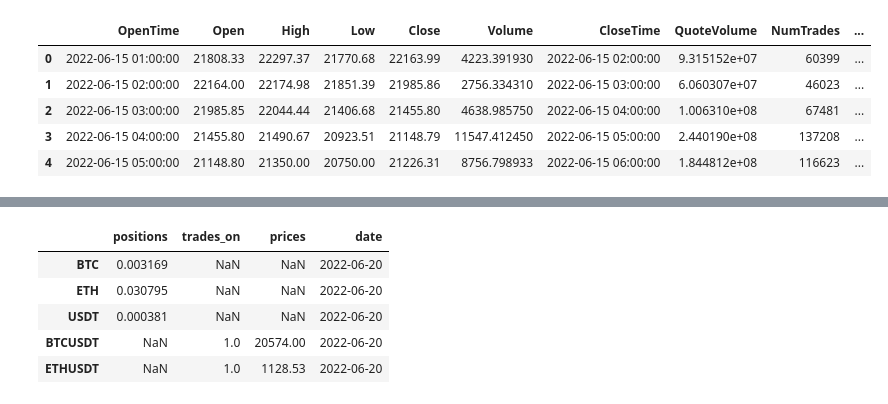
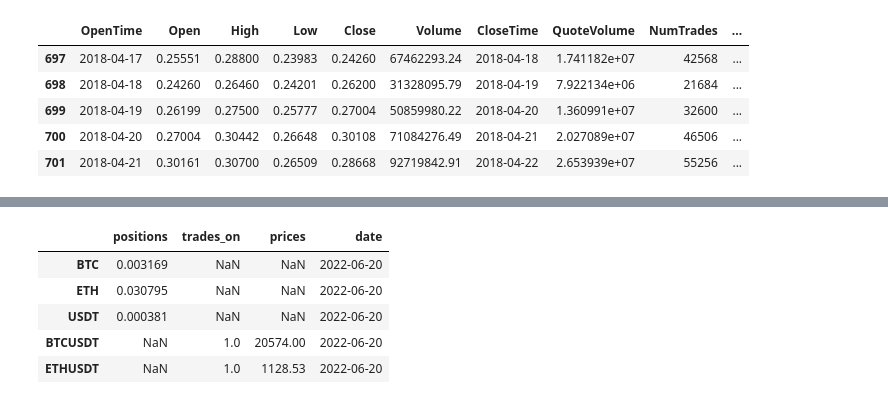
Before and after one commit to phlindg123/Trader, a Jupyter notebook: notebooks/new pnl.ipynb, the cells around one changed output, grey strips where cells are left out. Saved outputs shown, nothing was run; the diff lists cells and outputs as text; code cells hidden in the pictures.

```diff
--- a/notebooks/new pnl.ipynb
+++ b/notebooks/new pnl.ipynb
@@ -9,11 +9,13 @@ b = Binance(test=False)
 # %%
-bars = b.get_bars(["BTCUSDT", "ETHUSDT"], pd.to_datetime("2022-06-15"), pd.to_datetime("2022-06-20"), interval="1h")
-#bars = bars[bars.Symbol.isin(["BTCUSDT"])]
+#bars = b.get_bars(["BTCUSDT", "ETHUSDT", "DOGEUSDT", "LINKUSDT"], pd.to_datetime("2022-06-15"), pd.to_datetime("2022-06-20"), interval="1h")
+bars = pd.read_csv("daily.csv")
+bars = bars[bars.Symbol.isin(["BTCUSDT", "ETHUSDT", "LINKUSDT", "DOGEUSDT", "ADAUSDT"])]
+bars.CloseTime = pd.to_datetime(bars.CloseTime)
 bars.head()
 # %% [output]
 |  | OpenTime | Open | High | Low | Close | Volume | CloseTime | QuoteVolume | NumTrades | ... |
-| 0 | 2022-06-15 01:00:00 | 21808.33 | 22297.37 | 21770.68 | 22163.99 | 4223.391930 | 2022-06-15 02:00:00 | 9.315152e+07 | 60399 | ... |
-| 1 | 2022-06-15 02:00:00 | 22164.00 | 22174.98 | 21851.39 | 21985.86 | 2756.334310 | 2022-06-15 03:00:00 | 6.060307e+07 | 46023 | ... |
-| 2 | 2022-06-15 03:00:00 | 21985.85 | 22044.44 | 21406.68 | 21455.80 | 4638.985750 | 2022-06-15 04:00:00 | 1.006310e+08 | 67481 | ... |
-| 3 | 2022-06-15 04:00:00 | 21455.80 | 21490.67 | 20923.51 | 21148.79 | 11547.412450 | 2022-06-15 05:00:00 | 2.440190e+08 | 137208 | ... |
-| 4 | 2022-06-15 05:00:00 | 21148.80 | 21350.00 | 20750.00 | 21226.31 | 8756.798933 | 2022-06-15 06:00:00 | 1.844812e+08 | 116623 | ... |
+| 697 | 2018-04-17 | 0.25551 | 0.28800 | 0.23983 | 0.24260 | 67462293.24 | 2018-04-18 | 1.741182e+07 | 42568 | ... |
+| 698 | 2018-04-18 | 0.24260 | 0.26460 | 0.24201 | 0.26200 | 31328095.79 | 2018-04-19 | 7.922134e+06 | 21684 | ... |
+| 699 | 2018-04-19 | 0.26199 | 0.27500 | 0.25777 | 0.27004 | 50859980.22 | 2018-04-20 | 1.360991e+07 | 32600 | ... |
+| 700 | 2018-04-20 | 0.27004 | 0.30442 | 0.26648 | 0.30108 | 71084276.49 | 2018-04-21 | 2.027089e+07 | 46506 | ... |
+| 701 | 2018-04-21 | 0.30161 | 0.30700 | 0.26509 | 0.28668 | 92719842.91 | 2018-04-22 | 2.653939e+07 | 55256 | ... |
```
Also changed, not shown: parts of 24 cells of this notebook, 4 other files.
